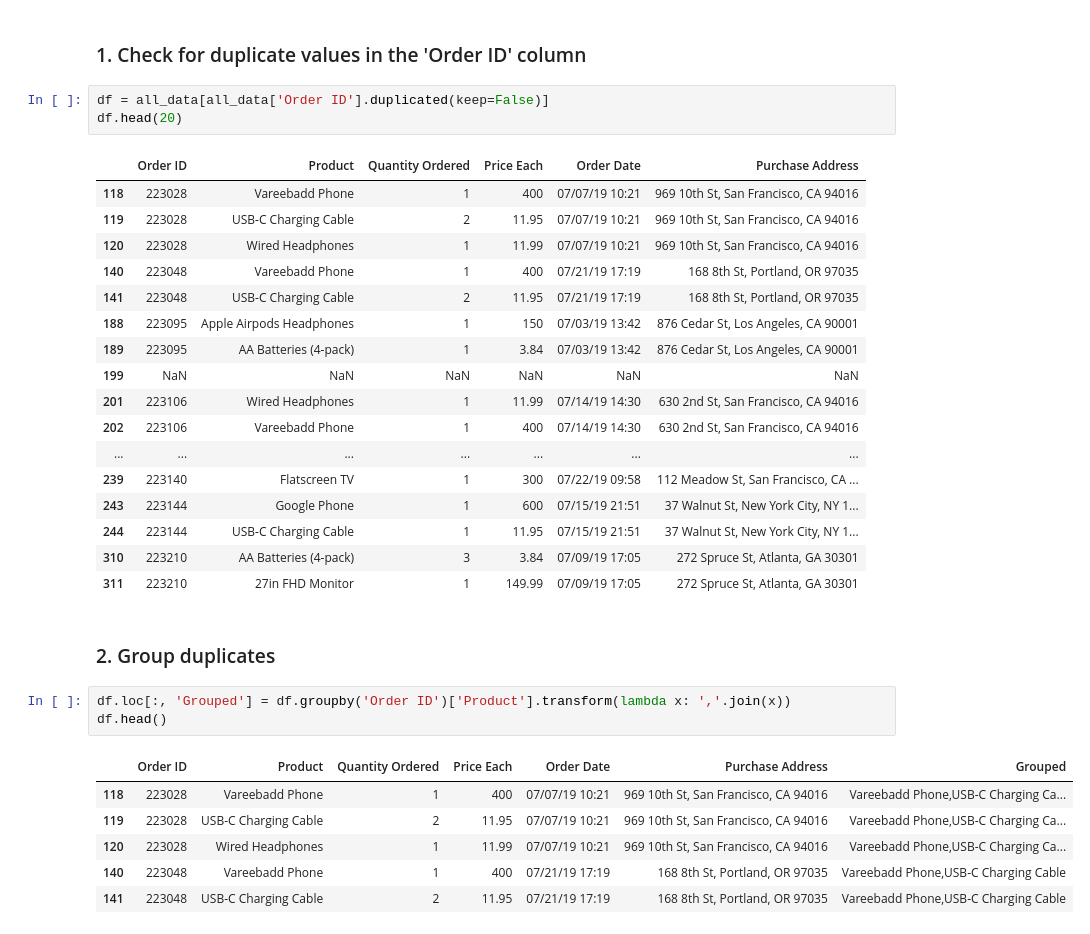
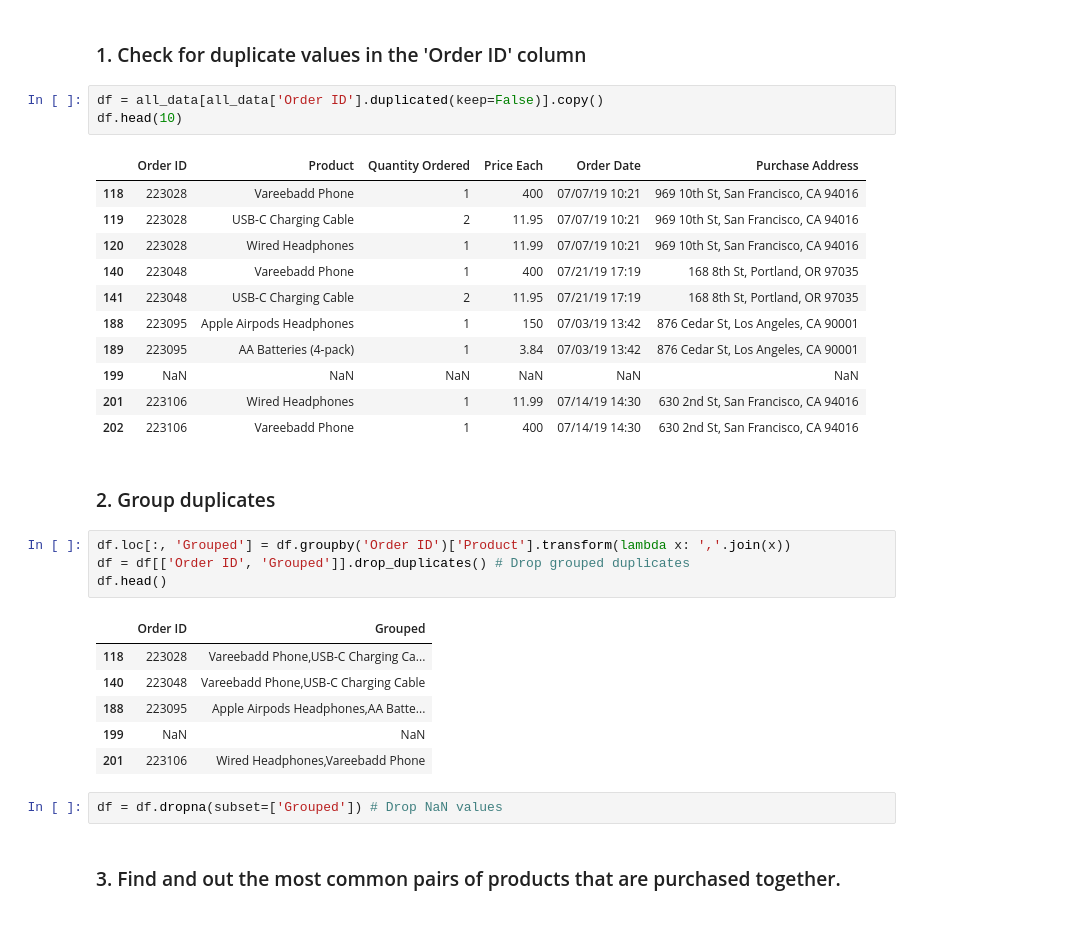
Before and after one commit to Sarinaade/pandas, a Jupyter notebook: SalesAnalysis/Analysis.ipynb, the cells around one changed output. Drawn from its saved outputs; the diff is of its cells as text.

```diff
--- a/SalesAnalysis/Analysis.ipynb
+++ b/SalesAnalysis/Analysis.ipynb
@@ -302,8 +306,8 @@ print(all_data.head())
 # %% [markdown]
 ### 1. Check for duplicate values in the 'Order ID' column
 # %%
-df = all_data[all_data['Order ID'].duplicated(keep=False)]
-df.head(20)
+df = all_data[all_data['Order ID'].duplicated(keep=False)].copy()
+df.head(10)
 # %% [output]
 |  | Order ID | Product | Quantity Ordered | Price Each | Order Date | Purchase Address |
 | 118 | 223028 | Vareebadd Phone | 1 | 400 | 07/07/19 10:21 | 969 10th St, San Francisco, CA 94016 |
@@ -316,21 +320,20 @@ df.head(20)
 | 199 | NaN | NaN | NaN | NaN | NaN | NaN |
 | 201 | 223106 | Wired Headphones | 1 | 11.99 | 07/14/19 14:30 | 630 2nd St, San Francisco, CA 94016 |
 | 202 | 223106 | Vareebadd Phone | 1 | 400 | 07/14/19 14:30 | 630 2nd St, San Francisco, CA 94016 |
-| ... | ... | ... | ... | ... | ... | ... |
-| 239 | 223140 | Flatscreen TV | 1 | 300 | 07/22/19 09:58 | 112 Meadow St, San Francisco, CA ... |
-| 243 | 223144 | Google Phone | 1 | 600 | 07/15/19 21:51 | 37 Walnut St, New York City, NY 1... |
-| 244 | 223144 | USB-C Charging Cable | 1 | 11.95 | 07/15/19 21:51 | 37 Walnut St, New York City, NY 1... |
-| 310 | 223210 | AA Batteries (4-pack) | 3 | 3.84 | 07/09/19 17:05 | 272 Spruce St, Atlanta, GA 30301 |
-| 311 | 223210 | 27in FHD Monitor | 1 | 149.99 | 07/09/19 17:05 | 272 Spruce St, Atlanta, GA 30301 |
 # %% [markdown]
 ### 2. Group duplicates
 # %%
 df.loc[:, 'Grouped'] = df.groupby('Order ID')['Product'].transform(lambda x: ','.join(x))
+df = df[['Order ID', 'Grouped']].drop_duplicates() # Drop grouped duplicates
 df.head()
 # %% [output]
-|  | Order ID | Product | Quantity Ordered | Price Each | Order Date | Purchase Address | Grouped |
-| 118 | 223028 | Vareebadd Phone | 1 | 400 | 07/07/19 10:21 | 969 10th St, San Francisco, CA 94016 | Vareebadd Phone,USB-C Charging Ca... |
-| 119 | 223028 | USB-C Charging Cable | 2 | 11.95 | 07/07/19 10:21 | 969 10th St, San Francisco, CA 94016 | Vareebadd Phone,USB-C Charging Ca... |
-| 120 | 223028 | Wired Headphones | 1 | 11.99 | 07/07/19 10:21 | 969 10th St, San Francisco, CA 94016 | Vareebadd Phone,USB-C Charging Ca... |
-| 140 | 223048 | Vareebadd Phone | 1 | 400 | 07/21/19 17:19 | 168 8th St, Portland, OR 97035 | Vareebadd Phone,USB-C Charging Cable |
-| 141 | 223048 | USB-C Charging Cable | 2 | 11.95 | 07/21/19 17:19 | 168 8th St, Portland, OR 97035 | Vareebadd Phone,USB-C Charging Cable |
+|  | Order ID | Grouped |
+| 118 | 223028 | Vareebadd Phone,USB-C Charging Ca... |
+| 140 | 223048 | Vareebadd Phone,USB-C Charging Cable |
+| 188 | 223095 | Apple Airpods Headphones,AA Batte... |
+| 199 | NaN | NaN |
+| 201 | 223106 | Wired Headphones,Vareebadd Phone |
+# %%
+df = df.dropna(subset=['Grouped']) # Drop NaN values
+# %% [markdown]
+### 3. Find and out the most common pairs of products that are purchased together.
```
Also changed, not shown: parts of 12 cells of this notebook.
